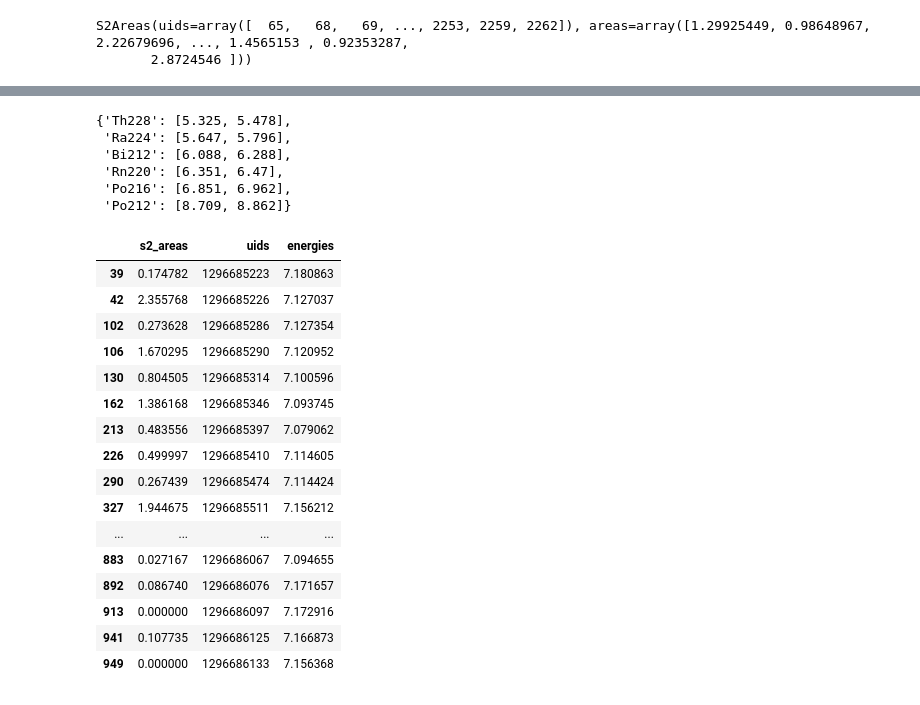
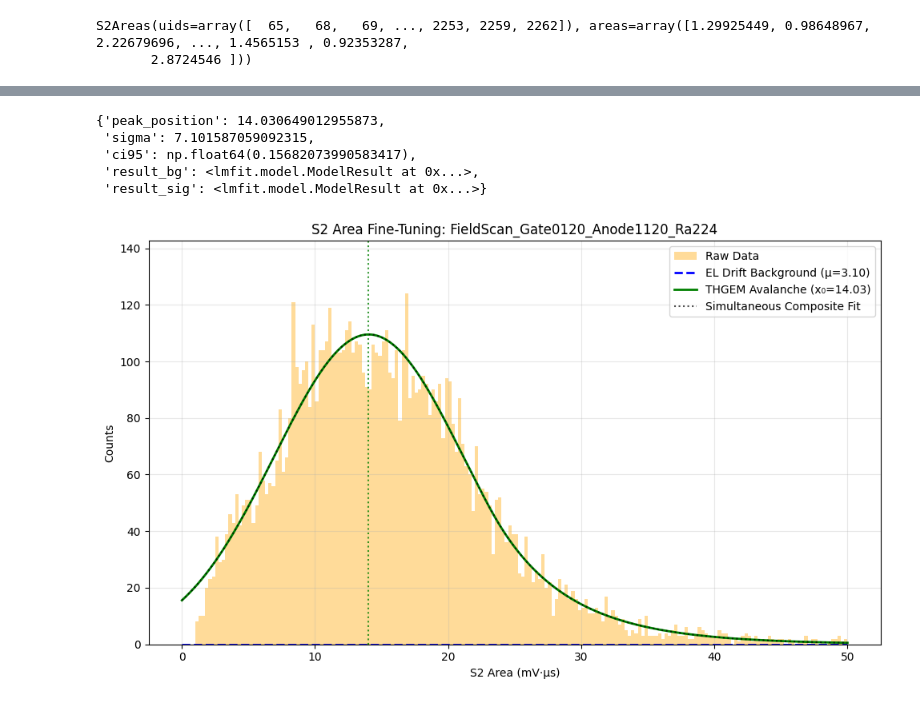
Before and after one commit to proscrite/RaTag, a Jupyter notebook: notebooks/multi-iso-dev.ipynb, the cells around one changed output, grey strips where cells are left out. Saved outputs shown, nothing was run; the diff lists cells and outputs as text; code cells hidden in the pictures.

```diff
--- a/notebooks/multi-iso-dev.ipynb
+++ b/notebooks/multi-iso-dev.ipynb
@@ -372,4 +377,0 @@ Parameters
-# %%
-s2_areas = file_ops.load_s2areas(setPo0)
-fig, ax = plt.subplots(figsize=(8, 6), layout='constrained')
-plot_s2areas_summary(ax, set_name=setPo0.name, s2_areas=s2_areas, fit_model=fitpo0, bin_cuts=(0, 50), )
@@ -392,0 +398,18 @@ S2Areas(uids=array([  65,   68,   69, ..., 2253, 2259, 2262]), areas=array([1.29
+# %%
+setRa0 = runm['Ra224'].sets[0]
+s2_areas = file_ops.load_s2areas(setRa0)
+
+config = FinetuneConfig(
+    bin_cuts=(0, 50),
+    nbins=200,
+
+    bg_amplitude = 200,
+    bg_center = 3,
+    bg_sigma = 0.1,
+
+    sig_N = 400,
+    sig_x0 = 27,
+    sig_sigma = 10,
+    sig_m = 1.5,
+    sig_beta = 1.5
+)
@@ -435,5 +419,0 @@ len(alpha_data['uids'])
-# %%
-s2_areas = load_s2areas(set0)
-s2_areas.uids
-
-# plt.hist(s2_areas.areas, bins=100, range=(0.5, 7));
@@ -466,30 +420,13 @@ for isotope, (e_min, e_max) in set_alpha.isotope_ranges_V.items():
-# %%
-# pmt_arrays, alpha_arrays
-set_alpha.isotope_ranges_E
-# %% [output]
-{'Th228': [5.325, 5.478],
- 'Ra224': [5.647, 5.796],
- 'Bi212': [6.088, 6.288],
- 'Rn220': [6.351, 6.47],
- 'Po216': [6.851, 6.962],
- 'Po212': [8.709, 8.862]}
-# %%
-df_iso
-# %% [output]
-|  | s2_areas | uids | energies |
-| 39 | 0.174782 | 1296685223 | 7.180863 |
-| 42 | 2.355768 | 1296685226 | 7.127037 |
-| 102 | 0.273628 | 1296685286 | 7.127354 |
-| 106 | 1.670295 | 1296685290 | 7.120952 |
-| 130 | 0.804505 | 1296685314 | 7.100596 |
-| 162 | 1.386168 | 1296685346 | 7.093745 |
-| 213 | 0.483556 | 1296685397 | 7.079062 |
-| 226 | 0.499997 | 1296685410 | 7.114605 |
-| 290 | 0.267439 | 1296685474 | 7.114424 |
-| 327 | 1.944675 | 1296685511 | 7.156212 |
-| ... | ... | ... | ... |
-| 883 | 0.027167 | 1296686067 | 7.094655 |
-| 892 | 0.086740 | 1296686076 | 7.171657 |
-| 913 | 0.000000 | 1296686097 | 7.172916 |
-| 941 | 0.107735 | 1296686125 | 7.166873 |
-| 949 | 0.000000 | 1296686133 | 7.156368 |
+# %%
+results_finetune = fit_finetune_s2area(s2_areas.areas, config)
+results_finetune
+# %% [output]
+{'peak_position': 14.030649012955873,
+ 'sigma': 7.101587059092315,
+ 'ci95': np.float64(0.15682073990583417),
+ 'result_bg': <lmfit.model.ModelResult at 0x...>,
+ 'result_sig': <lmfit.model.ModelResult at 0x...>}
+# %%
+fig = plot_finetune_s2area(s2_areas.areas, config, fit_results=results_finetune, set_name=setRa0.name,)
+# %% [output]
+[figure, added]
```
Also changed, not shown: parts of 26 cells of this notebook, 9 other files.
